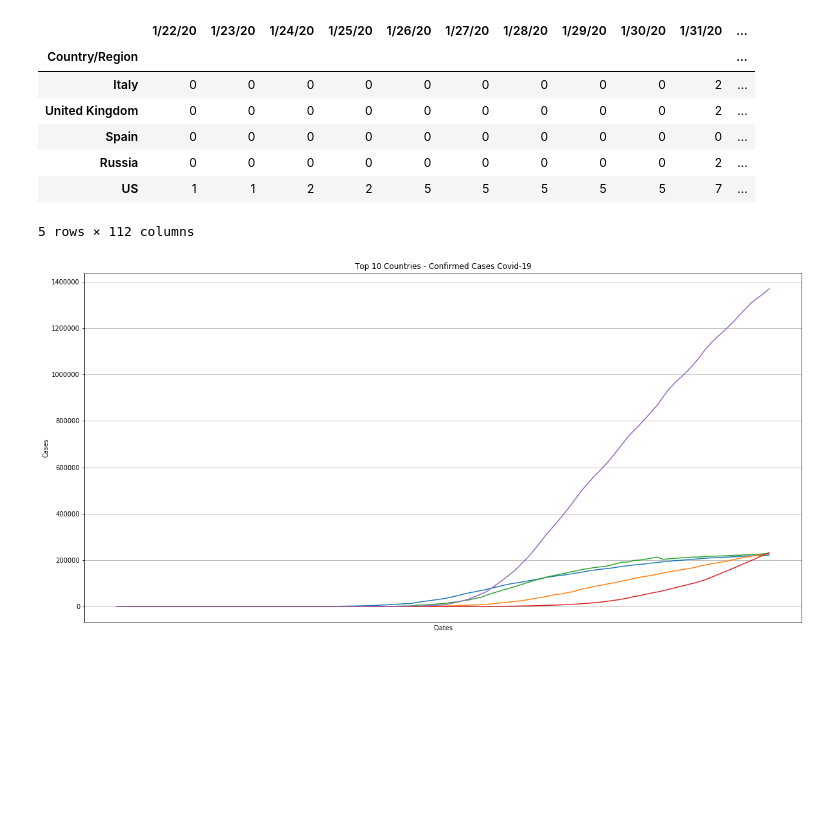
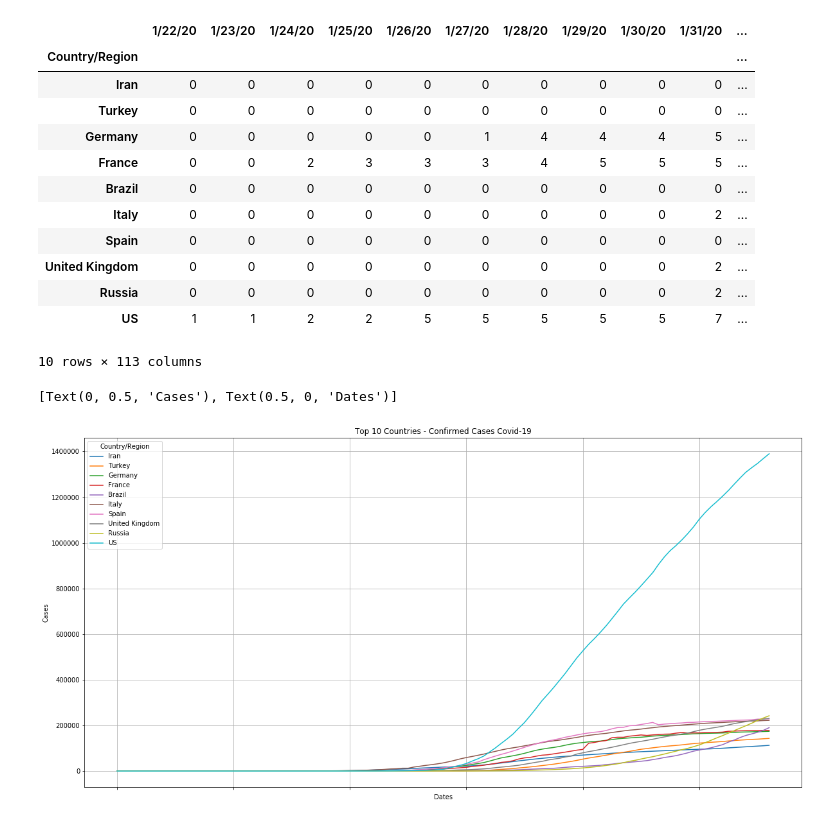
Before and after one commit to ErikSugawara/covid19-visualization-analysis, a Jupyter notebook: covid_visual_analysis.ipynb, the cells around one changed output. Cells and saved outputs as stored; diff of their text form; code cells hidden in the pictures; blank space fills up the shorter version.

Commit message:
New way of plotting

```diff
--- a/covid_visual_analysis.ipynb
+++ b/covid_visual_analysis.ipynb
@@ -45,29 +45,33 @@ end_date = (dt.datetime.today() - dt.timedelta(days=1)).strftime('%-m/%d/%y')
 # %%
 df_top10 = df_confirmed_cases.groupby(['Country/Region']).sum()
 df_top10 = df_top10.loc[:, start_date:end_date]
-df_top10 = df_top10.sort_values(by=[end_date]).tail(5)
+df_top10 = df_top10.sort_values(by=[end_date]).tail(10)
 # %%
 df_top10
 # %% [output]
 |  | 1/22/20 | 1/23/20 | 1/24/20 | 1/25/20 | 1/26/20 | 1/27/20 | 1/28/20 | 1/29/20 | 1/30/20 | 1/31/20 | ... |
 | Country/Region |  |  |  |  |  |  |  |  |  |  | ... |
+| Iran | 0 | 0 | 0 | 0 | 0 | 0 | 0 | 0 | 0 | 0 | ... |
+| Turkey | 0 | 0 | 0 | 0 | 0 | 0 | 0 | 0 | 0 | 0 | ... |
+| Germany | 0 | 0 | 0 | 0 | 0 | 1 | 4 | 4 | 4 | 5 | ... |
+| France | 0 | 0 | 2 | 3 | 3 | 3 | 4 | 5 | 5 | 5 | ... |
+| Brazil | 0 | 0 | 0 | 0 | 0 | 0 | 0 | 0 | 0 | 0 | ... |
 | Italy | 0 | 0 | 0 | 0 | 0 | 0 | 0 | 0 | 0 | 2 | ... |
+| Spain | 0 | 0 | 0 | 0 | 0 | 0 | 0 | 0 | 0 | 0 | ... |
 | United Kingdom | 0 | 0 | 0 | 0 | 0 | 0 | 0 | 0 | 0 | 2 | ... |
-| Spain | 0 | 0 | 0 | 0 | 0 | 0 | 0 | 0 | 0 | 0 | ... |
 | Russia | 0 | 0 | 0 | 0 | 0 | 0 | 0 | 0 | 0 | 2 | ... |
 | US | 1 | 1 | 2 | 2 | 5 | 5 | 5 | 5 | 5 | 7 | ... |
-5 rows × 112 columns
+10 rows × 113 columns
 # %%
 fig = plt.figure(figsize = (20, 10))
 
 ax = fig.add_subplot(1,1,1)
+
+df_top10.T.plot(ax=ax, legend=True)
 ax.tick_params(axis = 'x', labelrotation = 90)
 ax.set_title("Top 10 Countries - Confirmed Cases Covid-19", fontsize = 12)
 ax.grid(True)
-date_form = DateFormatter("%m-%d")
-ax.xaxis.set_major_formatter(date_form)
-ax.xaxis.set_major_locator(mdates.WeekdayLocator(interval=1))
 ax.set(xlabel='Dates', ylabel="Cases")
-ax.plot(df_top10.T); # Semi-colon supress unwanted output
 # %% [output]
+[Text(0, 0.5, 'Cases'), Text(0.5, 0, 'Dates')]
-[figure, old version]
+[figure, new version]
```
Also changed, not shown: parts of 3 cells of this notebook.
